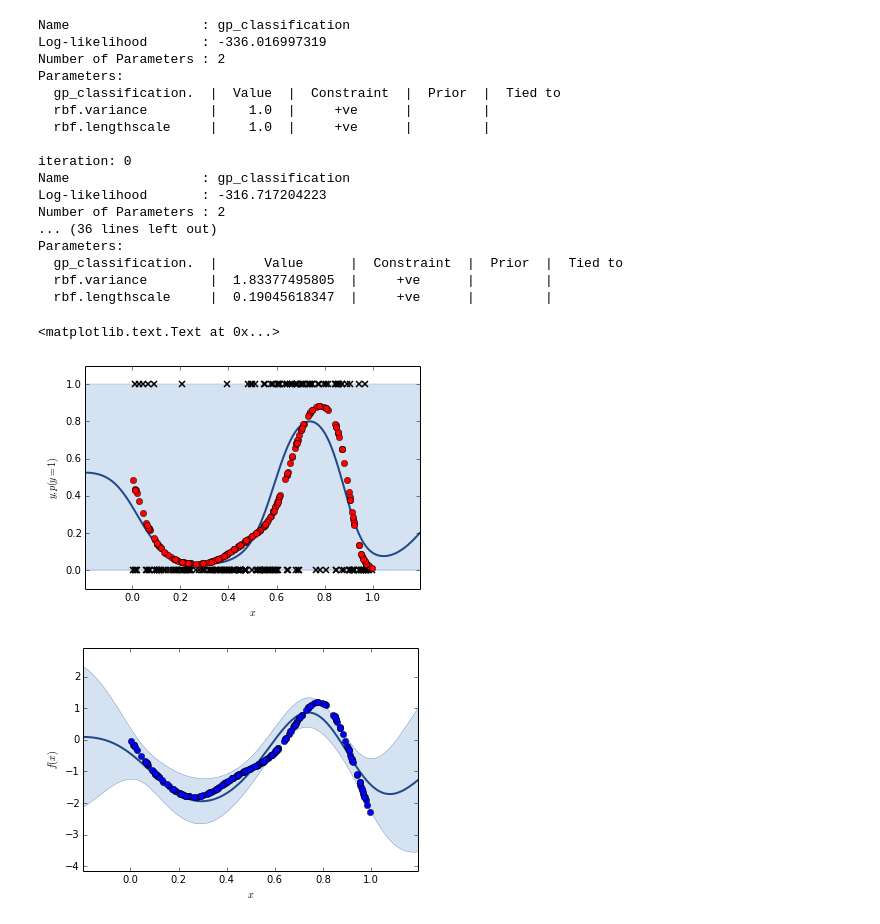
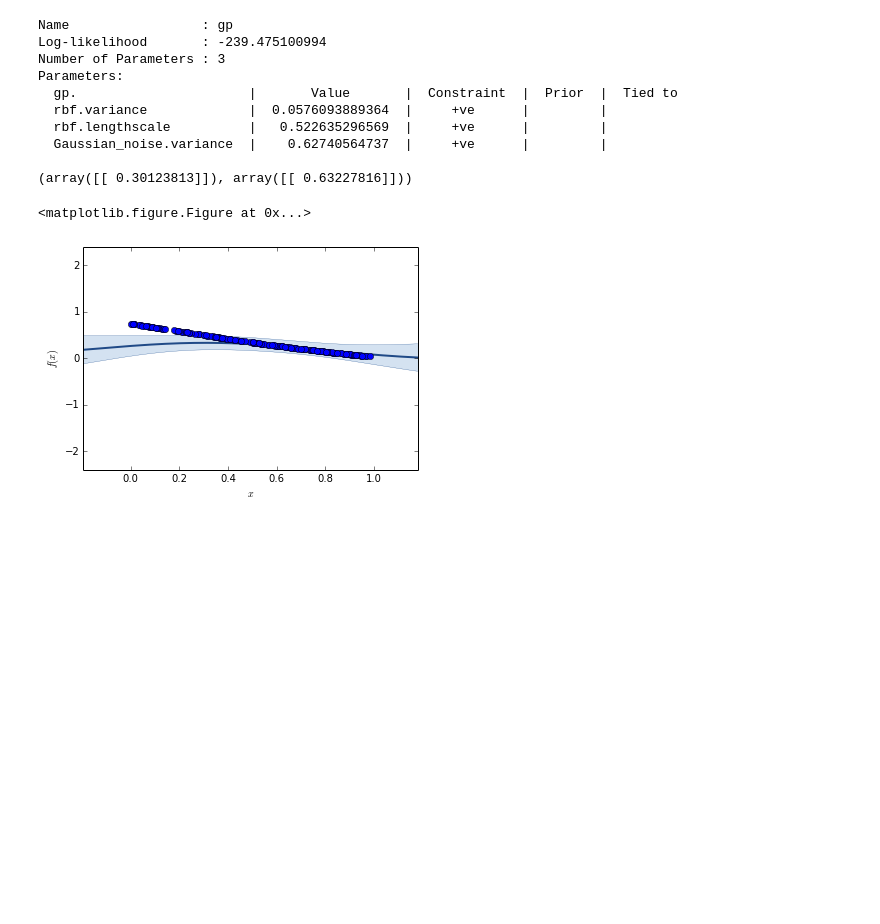
Before and after one commit to Vorte/Level5Project, a Jupyter notebook: notebooks/offsets/PredictThumbGP.ipynb, the cells around one changed output. Saved outputs shown, nothing was run; the diff lists cells and outputs as text; code cells hidden in the pictures; blank space fills up the shorter version.

```diff
--- a/notebooks/offsets/PredictThumbGP.ipynb
+++ b/notebooks/offsets/PredictThumbGP.ipynb
@@ -205,24 +182,30 @@ Optimization restart 10/10, f = -15.2550016805
 # %%
-k = GPy.kern.RBF(1, variance=7., lengthscale=0.2)
+import matplotlib.pyplot as plt
+%matplotlib inline
+
+k = GPy.kern.RBF(1)
 X = np.random.rand(200,1)
 
 f = np.random.multivariate_normal(np.zeros(200), k.K(X))
-lik = GPy.likelihoods.Bernoulli()
+lik = GPy.likelihoods.Gaussian()
 p = lik.gp_link.transf(f)
 
-Y = lik.samples(f).reshape(-1,1)
+Y = lik.samples(f)
+#Y = np.random.normal(loc=1.0)randint(0,3,200).reshape(-1,1)
+Y = np.array(map(lambda x: int(x), Y)).reshape(-1,1)
+#print Y
 
-# m = GPy.core.GP(X=X,
-#                 Y=Y,
-#                 kernel=k,
-#                 inference_method=GPy.inference.latent_function_inference.expectation_propagation.EP(),
-#                 likelihood=lik)
+m = GPy.core.GP(X=X,
+                Y=Y,
+                kernel=k,
+                inference_method=GPy.inference.latent_function_inference.Laplace(),
+                likelihood=lik)
 
-m = GPy.models.GPClassification(X,Y)
+#m = GPy.models.GPClassification(X,Y)
 
-m.plot()
-plt.plot(X, p, 'ro')
-plt.ylabel('$y, p(y=1)$');plt.xlabel('$x$')
+# m.plot()
+# plt.plot(X, p, 'ro')
+# plt.ylabel('$y, p(y=1)$');plt.xlabel('$x$')
 
 m.plot_f()
 plt.plot(X, f, 'bo')
@@ -234,36 +216,29 @@ plt.ylabel('$f(x)$');plt.xlabel('$x$')
 # %%
+fig = plt.figure(figsize=(10, 7))
+
 print m, '\n'
 for i in range(5):
-    m.optimize('bfgs', max_iters=100) #first runs EP and then optimizes the kernel parameters
-    print 'iteration:', i,
-    print m
-    print ""
+    m.optimize('bfgs', max_iters=100)
 
-m.plot()
-plt.plot(X, p, 'ro')
-plt.ylabel('$y, p(y=1)$');plt.xlabel('$x$')
+# m.plot()
+# plt.plot(X, p, 'ro')
+# plt.ylabel('$y, p(y=1)$');plt.xlabel('$x$')
 
 m.plot_f()
 plt.plot(X, f, 'bo')
 plt.ylabel('$f(x)$');plt.xlabel('$x$')
+
+print m.predict(np.array([0.5]).reshape(1,1))
 # %% [output]
-Name                 : gp_classification
-Log-likelihood       : -336.016997319
-Number of Parameters : 2
+Name                 : gp
+Log-likelihood       : -239.475100994
+Number of Parameters : 3
 Parameters:
-  gp_classification.  |  Value  |  Constraint  |  Prior  |  Tied to
-  rbf.variance        |    1.0  |     +ve      |         |
-  rbf.lengthscale     |    1.0  |     +ve      |         |
+  gp.                      |       Value       |  Constraint  |  Prior  |  Tied to
+  rbf.variance             |  0.0576093889364  |     +ve      |         |
+  rbf.lengthscale          |   0.522635296569  |     +ve      |         |
+  Gaussian_noise.variance  |    0.62740564737  |     +ve      |         |
 
-iteration: 0
-Name                 : gp_classification
-Log-likelihood       : -316.717204223
-Number of Parameters : 2
-... (36 lines left out)
-Parameters:
-  gp_classification.  |      Value      |  Constraint  |  Prior  |  Tied to
-  rbf.variance        |  1.83377495805  |     +ve      |         |
-  rbf.lengthscale     |  0.19045618347  |     +ve      |         |
+(array([[ 0.30123813]]), array([[ 0.63227816]]))
-<matplotlib.text.Text at 0x...>
+<matplotlib.figure.Figure at 0x...>
-[figure, old version]
+[figure, new version]
-[figure, removed]
```
Also changed, not shown: parts of 5 cells of this notebook, 1 other file.
